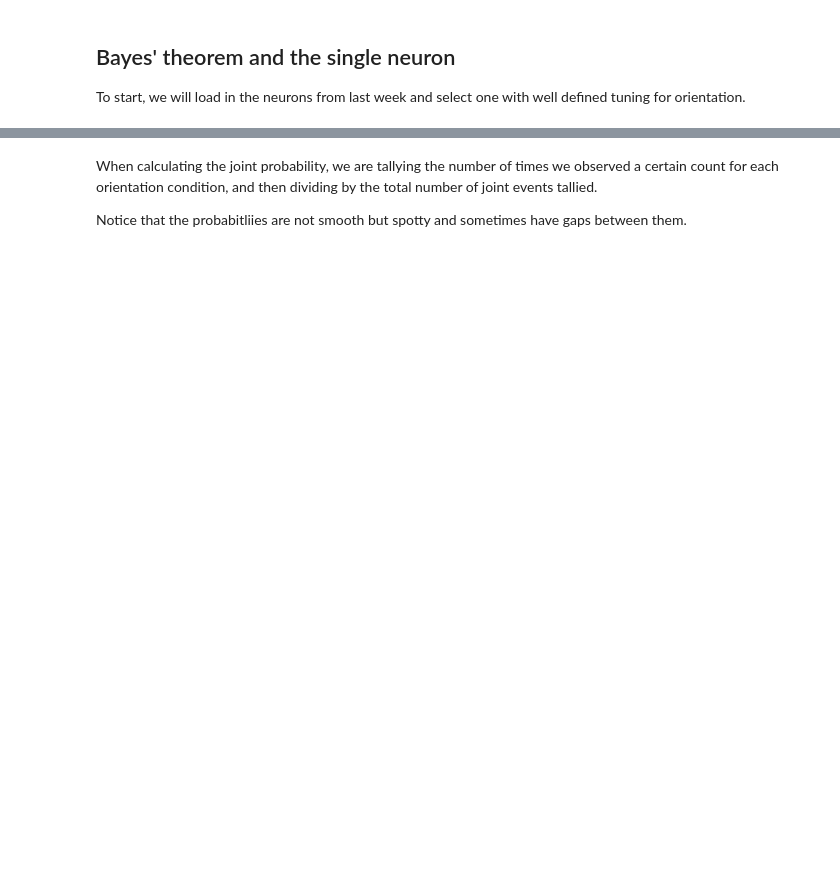
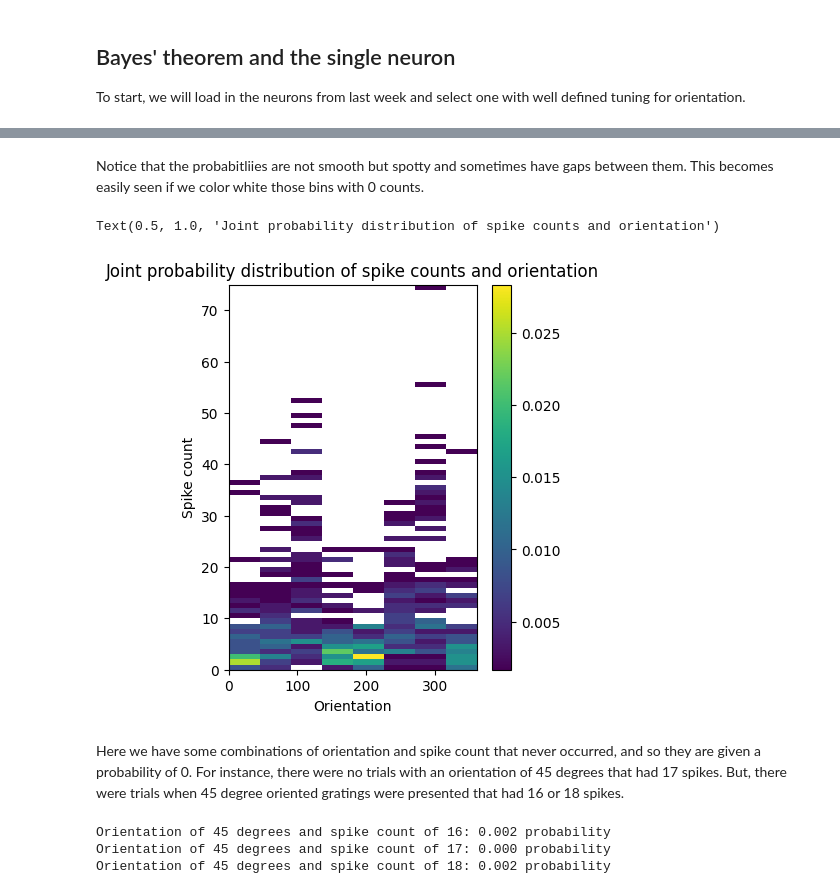
Before and after one commit to dbheadley/DecodingTheBrain, a Jupyter notebook: Week12/notes.ipynb, the cells around one changed output, grey strips where cells are left out. Cells and saved outputs as stored; diff of their text form; code cells hidden in the pictures; blank space fills up the shorter version.

```diff
--- a/Week12/notes.ipynb
+++ b/Week12/notes.ipynb
@@ -175,4 +170,26 @@ Text(0.5, 1.0, 'Joint probability distribution of spike counts and orientation')
-# %% [markdown]
-When calculating the joint probability, we are tallying the number of times we observed a certain count for each orientation condition, and then dividing by the total number of joint events tallied.
-
-Notice that the probabitliies are not smooth but spotty and sometimes have gaps between them.
+# %% [markdown]
+Notice that the probabitliies are not smooth but spotty and sometimes have gaps between them. This becomes easily seen if we color white those bins with 0 counts.
+# %%
+# remove zeros for better visualization
+joint_dist_nan = joint_dist.copy()
+joint_dist_nan[joint_dist_nan==0] = np.nan
+
+fig, ax = plt.subplots(figsize=(4,5))
+ax.pcolormesh(x,y,joint_dist_nan)
+fig.colorbar(ax=ax, mappable=ax.collections[0])
+ax.set_xlabel('Orientation')
+ax.set_ylabel('Spike count')
+ax.set_title('Joint probability distribution of spike counts and orientation')
+# %% [output]
+Text(0.5, 1.0, 'Joint probability distribution of spike counts and orientation')
+[figure, added]
+# %% [markdown]
+Here we have some combinations of orientation and spike count that never occurred, and so they are given a probability of 0. For instance, there were no trials with an orientation of 45 degrees that had 17 spikes. But, there were trials when 45 degree oriented gratings were presented that had 16 or 18 spikes.
+# %%
+print('Orientation of 45 degrees and spike count of 16: {:.3f} probability'.format(joint_dist[16,1]))
+print('Orientation of 45 degrees and spike count of 17: {:.3f} probability'.format(joint_dist[17,1]))
+print('Orientation of 45 degrees and spike count of 18: {:.3f} probability'.format(joint_dist[18,1]))
+# %% [output]
+Orientation of 45 degrees and spike count of 16: 0.002 probability
+Orientation of 45 degrees and spike count of 17: 0.000 probability
+Orientation of 45 degrees and spike count of 18: 0.002 probability
```
Also changed, not shown: parts of 19 cells of this notebook, 3 other files.
